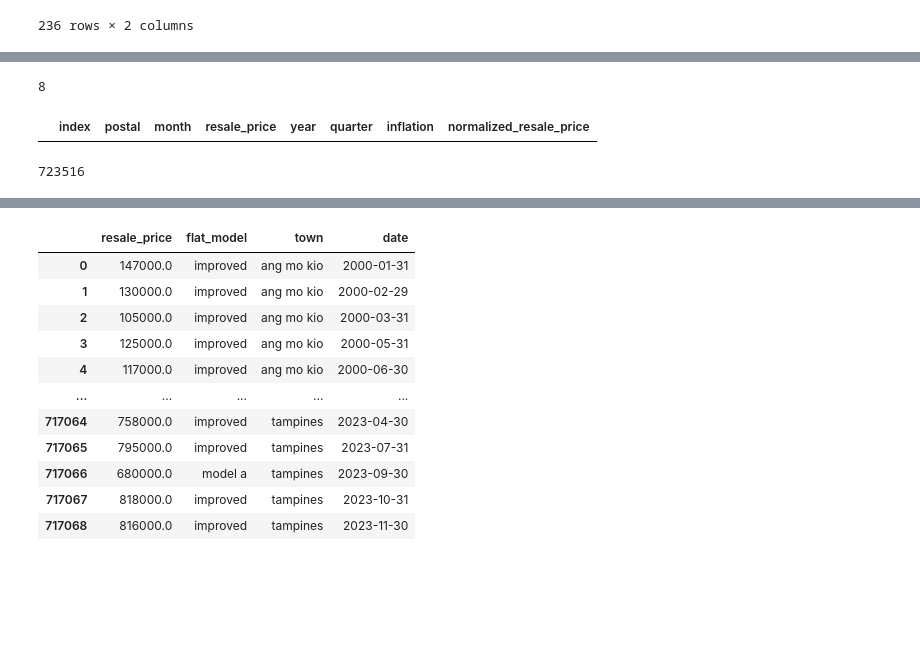
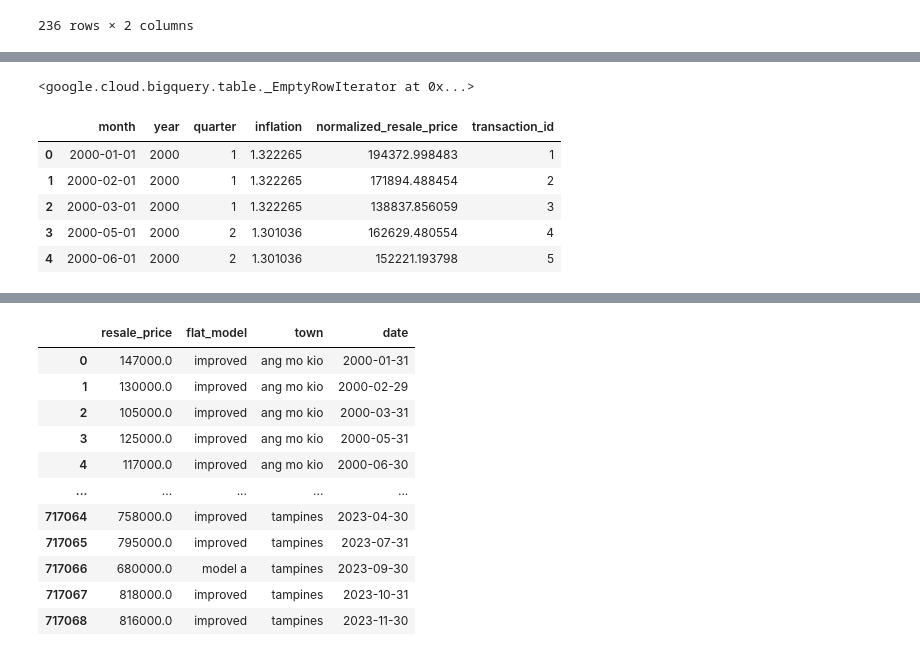
Before and after one commit to Yang990121/Data-Engine, a Jupyter notebook: connection.ipynb, the cells around one changed output, grey strips where cells are left out. Saved outputs shown, nothing was run; the diff lists cells and outputs as text; code cells hidden in the pictures; blank space fills up the shorter version.

```diff
--- a/connection.ipynb
+++ b/connection.ipynb
@@ -160,15 +167,3 @@ unique_pair
 | 713670 | premium apartment | queenstown |
 | 715462 | dbss | pasir ris |
 236 rows × 2 columns
-# %%
-resale_data = df.copy()
-resale_data[property_id] = resale_data['index'].map(property_df.set_index(property_id)['property_id'])
-resale_data["address_id"] = resale_data['index'].map(address_df.set_index('index')['address_id'])
-resale_data["surroundings_id"] = resale_data['index'].map(surroundings_df.set_index('index')['surroundings_id'])
-resale_data["transaction_id"] = resale_data['index'].map(transaction_df.set_index('index')['transaction_id'])
-
-all_ids = set(property_id + address_id + surroundings_id + transaction_id)
-resale_data.drop(columns=list(all_ids), inplace=True)
-
-# Displaying the DataFrame
-display(resale_data)
@@ -248,22 +169,0 @@ surroundings_duplicate_rows
-# %%
-len(transaction.columns)
-# %% [output]
-8
-# %%
-transaction = df[['index','postal', 'month', 'resale_price', 'year', 'quarter', 'inflation', 'normalized_resale_price']]
-
-# Drop duplicate rows based on the 'index' column
-transaction = transaction.drop_duplicates()
-
-transaction_duplicate_rows = transaction[transaction.duplicated()]
-
-transaction_duplicate_rows
-# %% [output]
-|  | index | postal | month | resale_price | year | quarter | inflation | normalized_resale_price |
-# %%
-output = pd.merge(transaction, property, on="index")
-output = pd.merge(output, address, on="postal")
-output = pd.merge(output, surroundings, on="postal")
-len(output)
-# %% [output]
-723516
@@ -269,0 +175,34 @@ len(output)
+# %%
+sql_statement = """
+CREATE TABLE `is3107-418011.is3107.resale_data_indexed` (
+    resale_price FLOAT64,
+    index INTEGER,
+    property_id INTEGER,
+    address_id INTEGER,
+    surroundings_id INTEGER,
+    transaction_id INTEGER
+)
+PARTITION BY
+  RANGE_BUCKET(index, GENERATE_ARRAY(0, 717069, 100000))
+"""
+
+# Execute the SQL statement
+query_job = client.query(sql_statement)
+
+# Wait for the query to complete
+query_job.result()
+# %% [output]
+<google.cloud.bigquery.table._EmptyRowIterator at 0x...>
+# %%
+# Assuming transaction_df is your DataFrame containing the transaction data
+transaction_df['month'] = pd.to_datetime(transaction_df['month'])
+
+# Verify the changes
+transaction_df.head()
+# %% [output]
+|  | month | year | quarter | inflation | normalized_resale_price | transaction_id |
+| 0 | 2000-01-01 | 2000 | 1 | 1.322265 | 194372.998483 | 1 |
+| 1 | 2000-02-01 | 2000 | 1 | 1.322265 | 171894.488454 | 2 |
+| 2 | 2000-03-01 | 2000 | 1 | 1.322265 | 138837.856059 | 3 |
+| 3 | 2000-05-01 | 2000 | 2 | 1.301036 | 162629.480554 | 4 |
+| 4 | 2000-06-01 | 2000 | 2 | 1.301036 | 152221.193798 | 5 |
```
Also changed, not shown: parts of 17 cells of this notebook, 5 other files.
